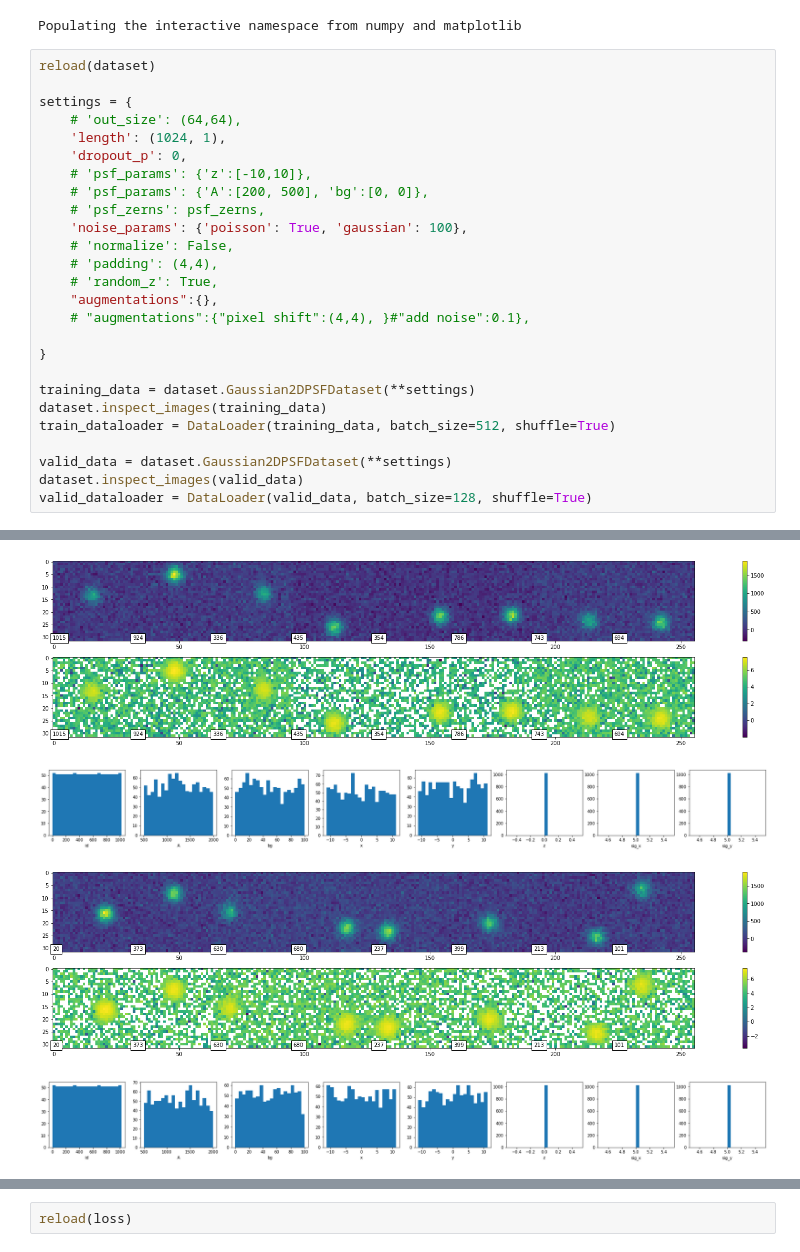
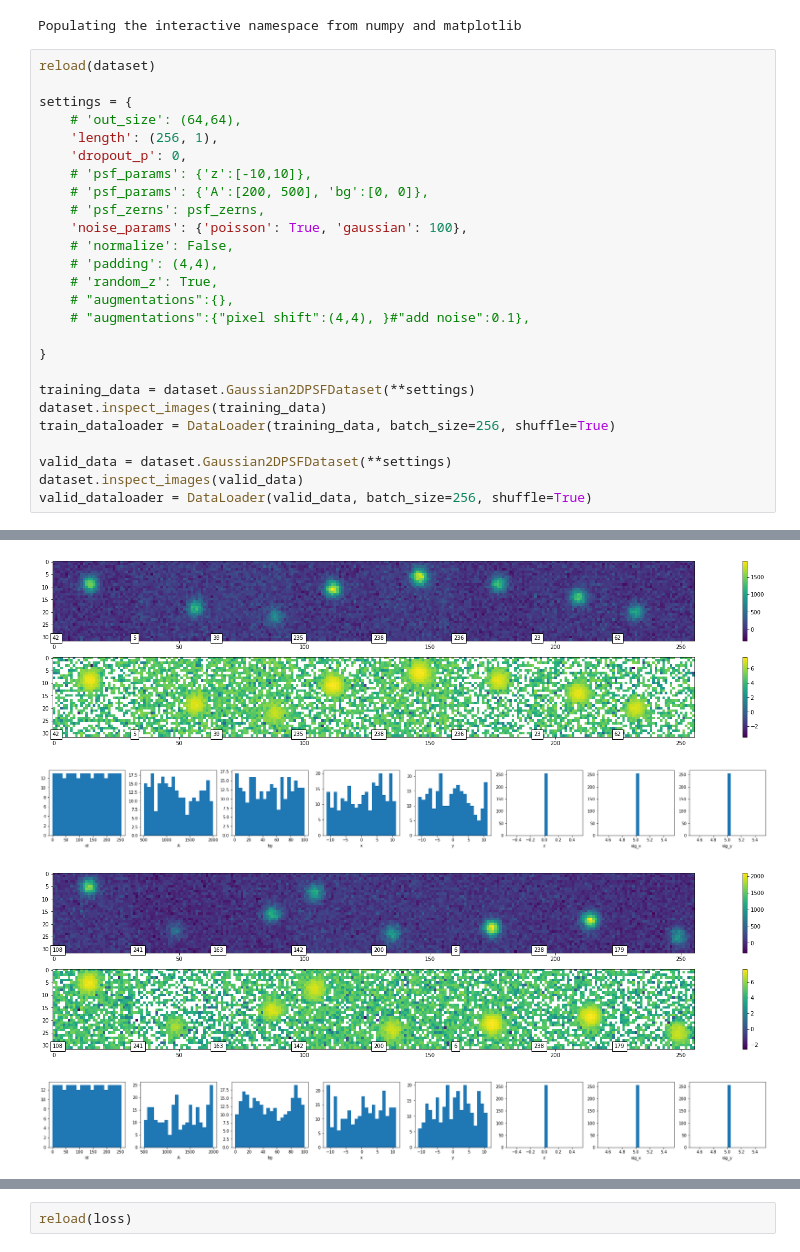
Before and after one commit to kkhchung/smlm-dl, a Jupyter notebook: smlm_dl/noise_training_tests.ipynb, the cells around one changed output, grey strips where cells are left out. Saved outputs shown, nothing was run; the diff lists cells and outputs as text.

```diff
--- a/smlm_dl/noise_training_tests.ipynb
+++ b/smlm_dl/noise_training_tests.ipynb
@@ -23,7 +23,7 @@ reload(dataset)
 
 settings = {
     # 'out_size': (64,64),
-    'length': (1024, 1),
+    'length': (256, 1),
     'dropout_p': 0,
     # 'psf_params': {'z':[-10,10]},
     # 'psf_params': {'A':[200, 500], 'bg':[0, 0]},
@@ -32,16 +32,16 @@ settings = {
     # 'normalize': False,
     # 'padding': (4,4),
     # 'random_z': True,
-    "augmentations":{},
+    # "augmentations":{},
     # "augmentations":{"pixel shift":(4,4), }#"add noise":0.1},
 
 }
 
 training_data = dataset.Gaussian2DPSFDataset(**settings)
 dataset.inspect_images(training_data)
-train_dataloader = DataLoader(training_data, batch_size=512, shuffle=True)
+train_dataloader = DataLoader(training_data, batch_size=256, shuffle=True)
 
 valid_data = dataset.Gaussian2DPSFDataset(**settings)
 dataset.inspect_images(valid_data)
-valid_dataloader = DataLoader(valid_data, batch_size=128, shuffle=True)
+valid_dataloader = DataLoader(valid_data, batch_size=256, shuffle=True)
 # %% [output]
@@ -64,7 +64,7 @@ valid_dataloader = DataLoader(valid_data, batch_size=128, shuffle=True)
-[figure, old version]
+[figure, new version]
-[figure, old version]
+[figure, new version]
-[figure, old version]
+[figure, new version]
-[figure, old version]
+[figure, new version]
 # %%
 reload(model)
 
```
Also changed, not shown: parts of 5 cells of this notebook, 2 other files.
